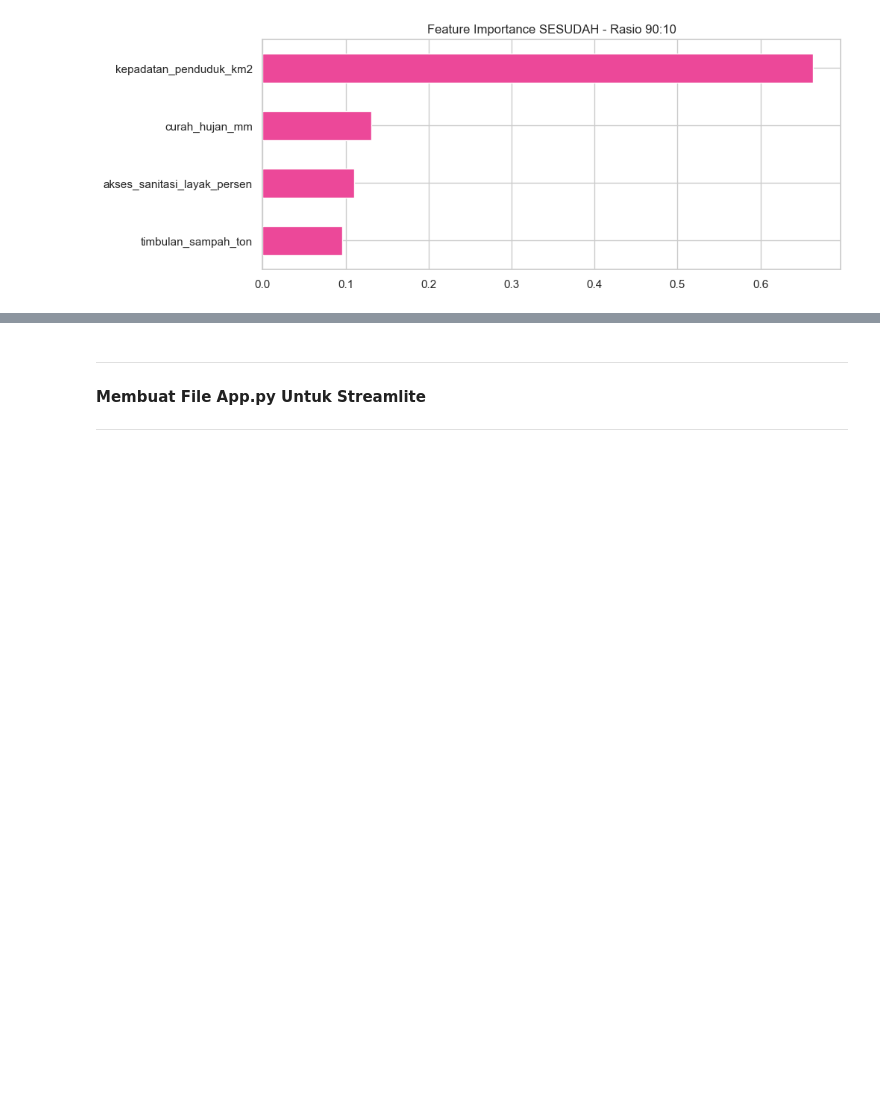
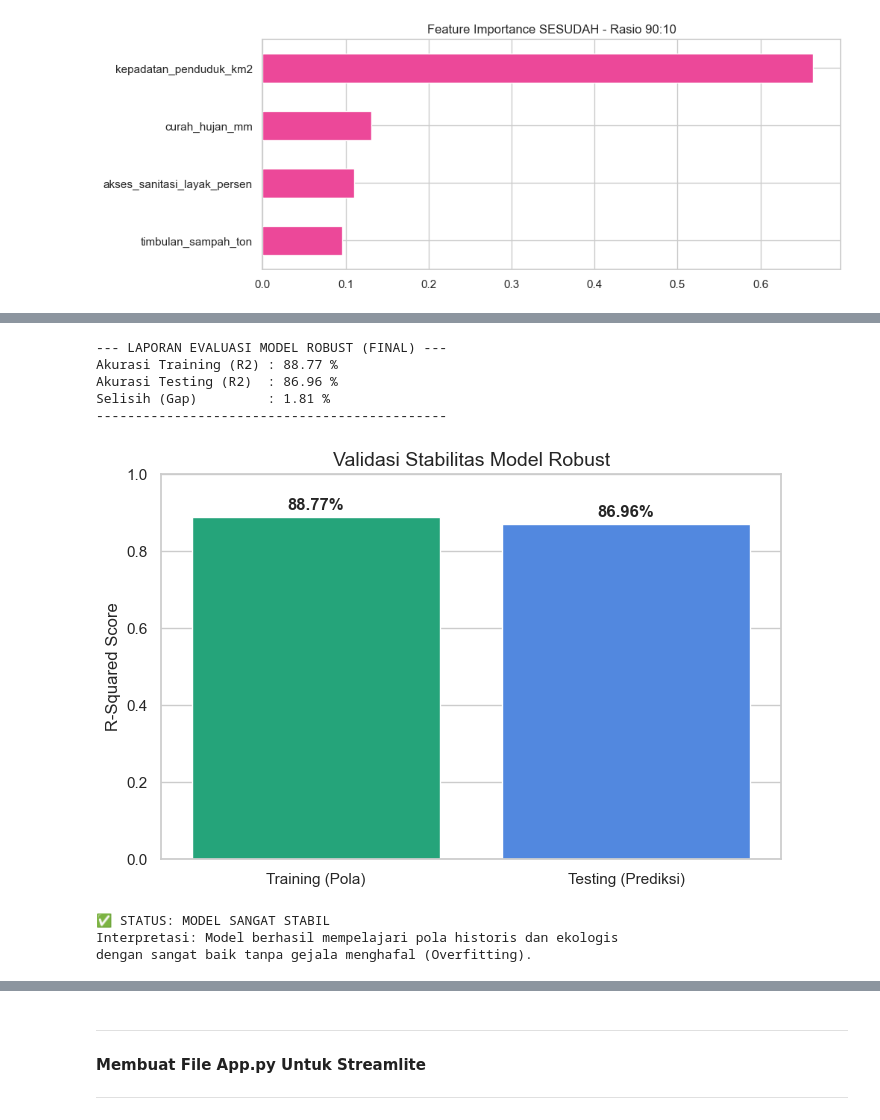
Before and after one commit to Syahrrulll/analisis_dbd, a Jupyter notebook: DBD.ipynb, the cells around one changed output, grey strips where cells are left out. Cells and saved outputs as stored; diff of their text form; code cells hidden in the pictures; blank space fills up the shorter version.

```diff
--- a/DBD.ipynb
+++ b/DBD.ipynb
@@ -384,0 +596,52 @@ df_wrangled.to_csv('df_gabungan.csv', index=False)
+# %%
+# ============================================================================
+# KODE CEK EVALUASI UNTUK MODEL ROBUST (HASIL 88%)
+# ============================================================================
+
+# 1. Pastikan kita menggunakan data X dan y yang sudah ada fitur Lag-nya
+# (Mengacu pada variabel di kode Model Robust sebelumnya)
+y_train_robust_pred = model_robust.predict(X_train)
+y_test_robust_pred = model_robust.predict(X_test)
+
+# 2. Kalkulasi Skor
+r2_train_rob = r2_score(y_train, y_train_robust_pred)
+r2_test_rob = r2_score(y_test, y_test_robust_pred)
+gap_rob = abs(r2_train_rob - r2_test_rob)
+
+print("--- LAPORAN EVALUASI MODEL ROBUST (FINAL) ---")
+print(f"Akurasi Training (R2) : {r2_train_rob * 100:.2f} %")
+print(f"Akurasi Testing (R2)  : {r2_test_rob * 100:.2f} %")
+print(f"Selisih (Gap)         : {gap_rob * 100:.2f} %")
+print("-" * 45)
+
+# 3. Visualisasi untuk Laporan
+plt.figure(figsize=(8, 5))
+sns.barplot(x=['Training (Pola)', 'Testing (Prediksi)'],
+            y=[r2_train_rob, r2_test_rob],
+            palette=['#10b981', '#3b82f6'])
+plt.title('Validasi Stabilitas Model Robust', fontsize=14)
+plt.ylabel('R-Squared Score')
+plt.ylim(0, 1.0)
+
+for i, v in enumerate([r2_train_rob, r2_test_rob]):
+    plt.text(i, v + 0.02, f"{v*100:.2f}%", ha='center', fontweight='bold')
+
+plt.show()
+
+# 4. Kesimpulan Akhir
+if gap_rob < 0.10:
+    print("✅ STATUS: MODEL SANGAT STABIL")
+    print("Interpretasi: Model berhasil mempelajari pola historis dan ekologis ")
+    print("dengan sangat baik tanpa gejala menghafal (Overfitting).")
+else:
+    print("⚠️ STATUS: PERLU PENYESUAIAN")
+# %% [output]
+--- LAPORAN EVALUASI MODEL ROBUST (FINAL) ---
+Akurasi Training (R2) : 88.77 %
+Akurasi Testing (R2)  : 86.96 %
+Selisih (Gap)         : 1.81 %
+---------------------------------------------
+[figure, added]
+✅ STATUS: MODEL SANGAT STABIL
+Interpretasi: Model berhasil mempelajari pola historis dan ekologis
+dengan sangat baik tanpa gejala menghafal (Overfitting).
```
Also changed, not shown: parts of 34 cells of this notebook, 1 other file.
